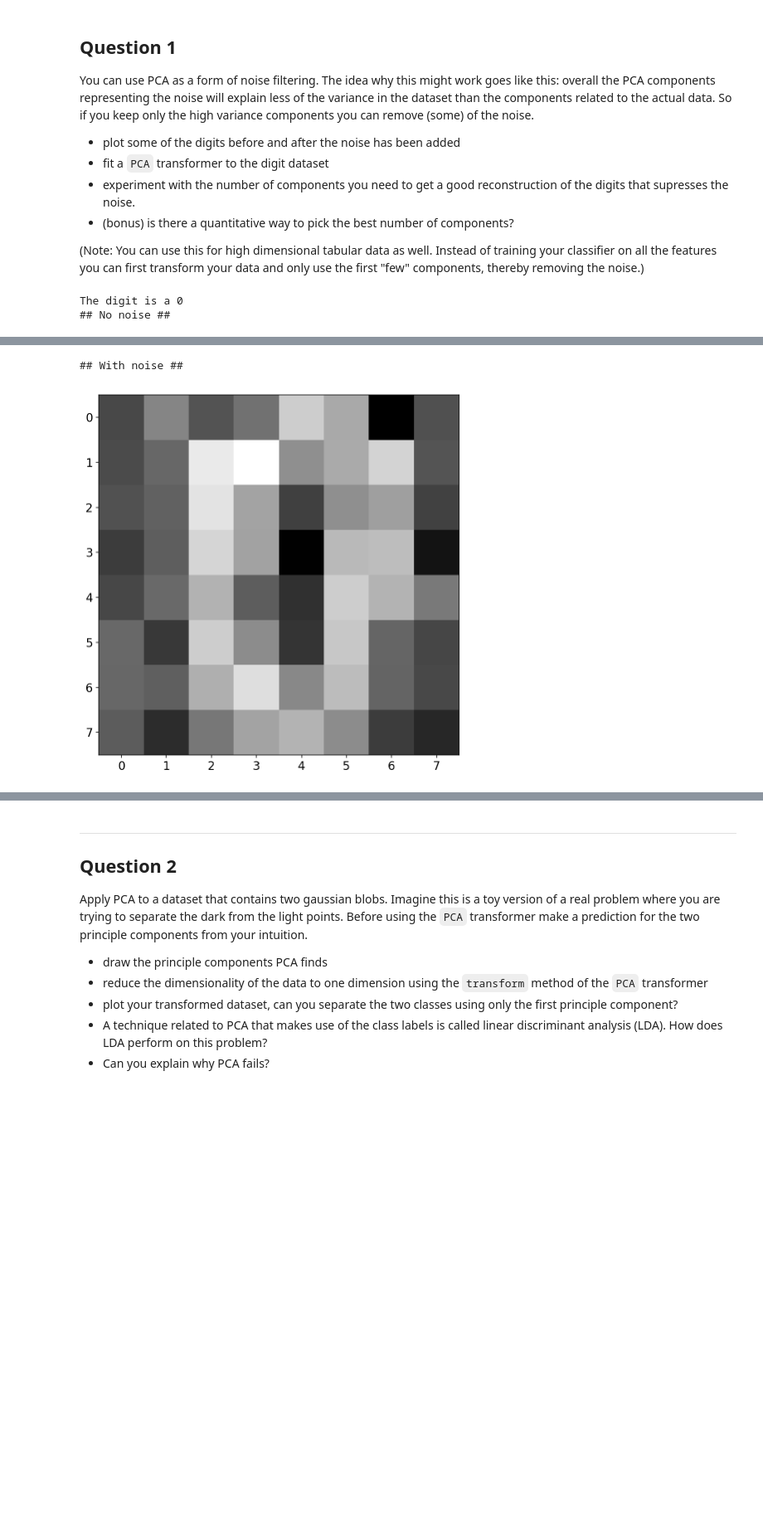
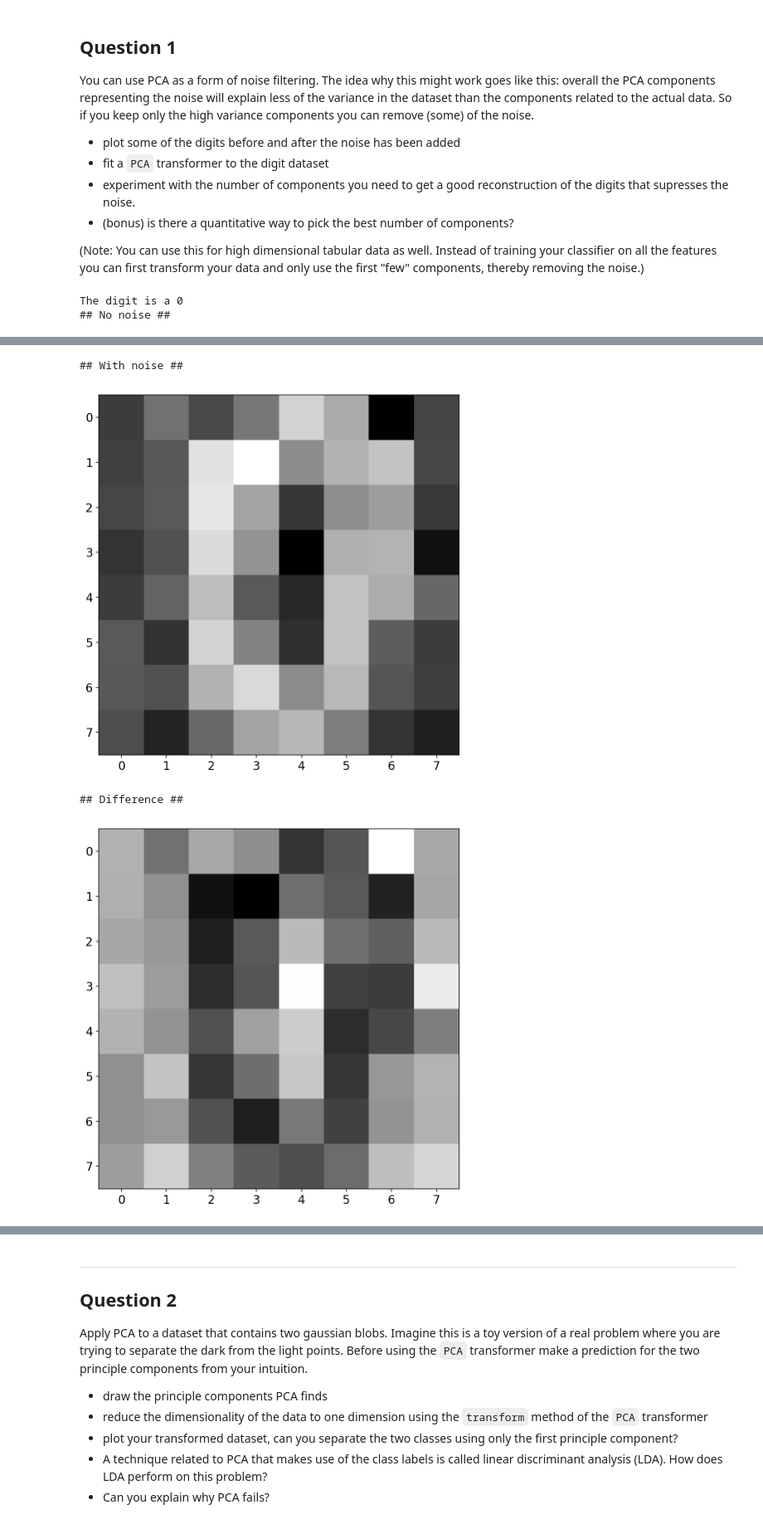
Before and after one commit to cemalper2/advanced_computing, a Jupyter notebook: 05-embedding/exercise.ipynb, the cells around one changed output, grey strips where cells are left out. Shown at 83% size. Drawn from its saved outputs; the diff is of its cells as text; code cells hidden in the pictures; blank space fills up the shorter version.

```diff
--- a/05-embedding/exercise.ipynb
+++ b/05-embedding/exercise.ipynb
@@ -43,19 +43,25 @@ noisy = np.random.normal(digits.data, 4)
 # %%
 # your answer
 from sklearn.decomposition import PCA
 print('The digit is a %d' %(digits.target[10]))
 print('## No noise ##')
 plt.imshow(np.reshape(digits.data[10,:],(8,8)),cmap='gray')
 plt.show()
-digits.data = digits.data + noisy
+temp = digits.data + noisy
 print('## With noise ##')
-plt.imshow(np.reshape(digits.data[10,:],(8,8)),cmap='gray')
+plt.imshow(np.reshape(temp[10,:],(8,8)),cmap='gray')
 plt.show()
+print('## Difference ##')
+plt.imshow(np.reshape(digits.data[10,:] - temp[10,:],(8,8)),cmap='gray')
+plt.show()
+noisy_data = digits.data + noisy
 # %% [output]
 The digit is a 0
 ## No noise ##
 [figure]
 ## With noise ##
 [figure]
+## Difference ##
+[figure, added]
 # %%
 pca = [PCA(n_components=x) for x in range(1,65)]
```
Also changed, not shown: parts of 16 cells of this notebook, 2 other files.
